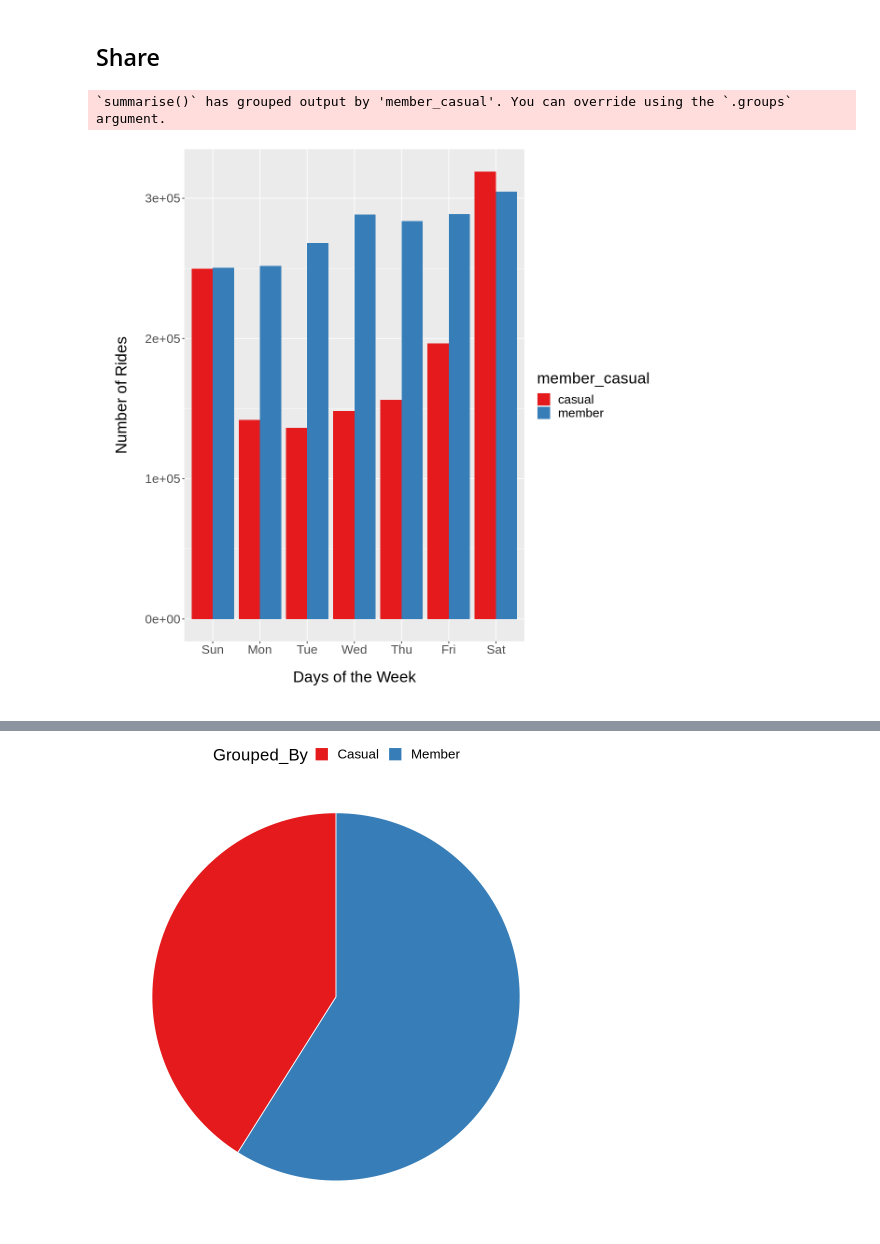
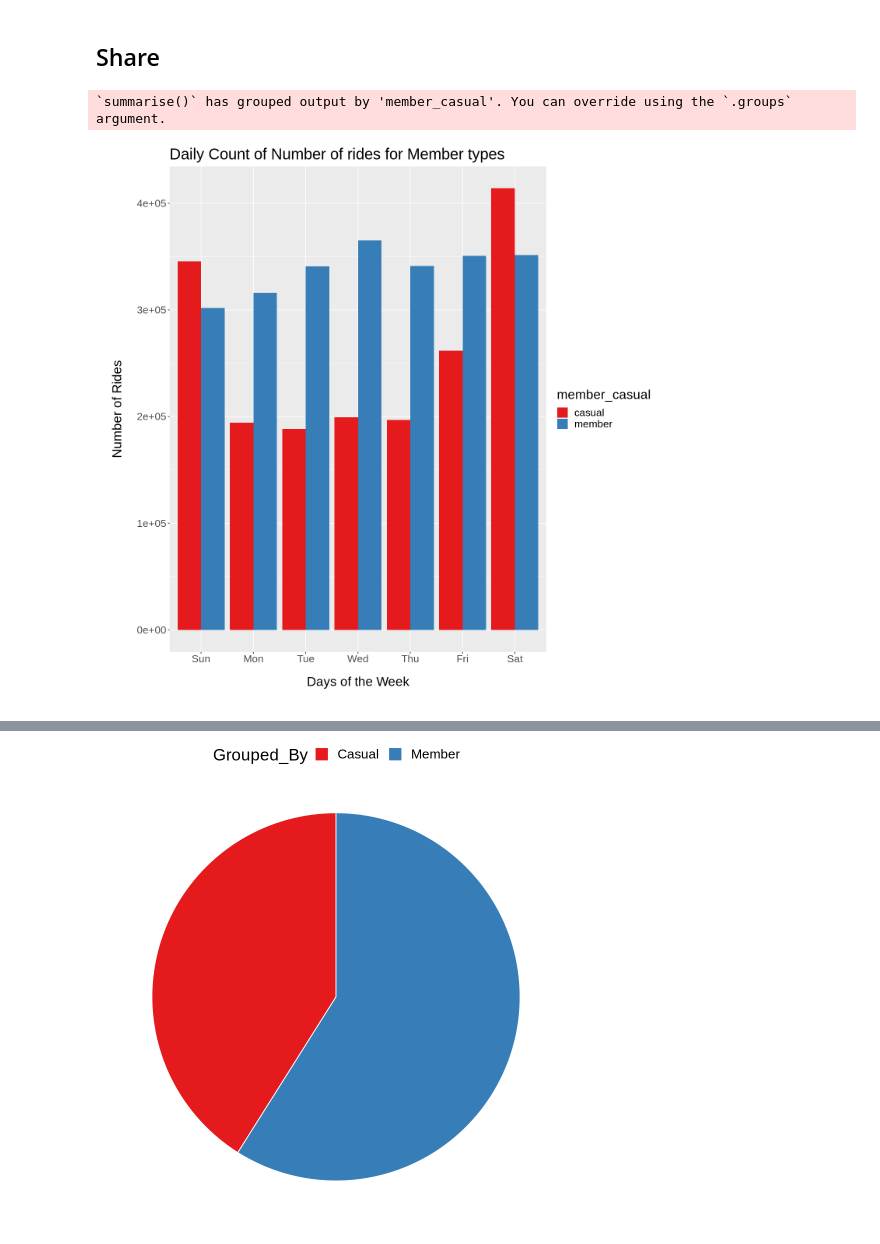
Before and after one commit to twilight-warlock/Cyclist-dataset-analysis, a Jupyter notebook: Cyclistic_Bike_Share_Analysis.ipynb, the cells around one changed output, grey strips where cells are left out. Saved outputs shown, nothing was run; the diff lists cells and outputs as text; code cells hidden in the pictures.

```diff
--- a/Cyclistic_Bike_Share_Analysis.ipynb
+++ b/Cyclistic_Bike_Share_Analysis.ipynb
@@ -165,0 +134,10 @@ A tibble: 6 × 10
+# %%
+## Converting given timestamp data to its respective formats
+
+bike_rides_data$Ymd <- as.Date(bike_rides_data$started_at)
+bike_rides_data$started_at <- lubridate::ymd_hms(bike_rides_data$started_at)
+bike_rides_data$ended_at <- lubridate::ymd_hms(bike_rides_data$ended_at)
+bike_rides_data$start_hour <- lubridate::hour(bike_rides_data$started_at)
+bike_rides_data$end_hour <- lubridate::hour(bike_rides_data$ended_at)
+
+head(bike_rides_data)
@@ -165,0 +154,7 @@ A tibble: 6 × 10
+# %%
+# Adding columns with the duration of the rides
+
+bike_rides_data$Hours <- difftime(bike_rides_data$ended_at,bike_rides_data$started_at,units = c("hours"))
+bike_rides_data$Minutes <- difftime(bike_rides_data$ended_at,bike_rides_data$started_at,units = c("mins"))
+
+head(bike_rides_data)
@@ -165,0 +171,6 @@ A tibble: 6 × 10
+# %%
+# data with Differnce in minutes totaling to less than 0 will be removed
+
+bike_rides_data <- bike_rides_data %>% filter(Minutes >0)
+
+head(bike_rides_data)
@@ -166,6 +187,6 @@ A tibble: 6 × 10
 # %%
 # Adding a column named days_of_week to know the weekly rides
-all_data_v3$days_of_week <- wday(all_data_v3$started_at, label = TRUE)
+bike_rides_data$days_of_week <- wday(bike_rides_data$started_at, label = TRUE)
 
-head(all_data_v3)
+head(bike_rides_data)
 # %% [output]
@@ -289,19 +285,22 @@ A grouped_df: 14 × 4
 # %% [markdown]
 ## Share
 # %%
-all_data_v3 %>%
+# Plot for daily dount of number of rides for member types
+
+bike_rides_data %>%
   group_by(member_casual, days_of_week) %>%
   summarize(number_of_rides=n()) %>%
   arrange(member_casual, days_of_week)  %>%
   ggplot(aes(x = days_of_week, y = number_of_rides,fill = member_casual)) +
   geom_col(position = "dodge")+
+  scale_y_continuous() +
   theme(text = element_text(size=20),
         axis.title.y = element_text(margin = margin(t = 0, r = 20, b = 0, l = 20)),
         axis.title.x = element_text(margin = margin(t = 20, r = 0, b = 20, l = 0))
         ) +
   scale_fill_brewer(palette = "Set1") +
-  labs(x="Days of the Week",y="Number of Rides")
+  labs(x="Days of the Week",y="Number of Rides",title="Daily Count of Number of rides for Member types")
   options(repr.plot.width = 10, repr.plot.height = 10)
 # %% [output]
 `summarise()` has grouped output by 'member_casual'. You can override using the `.groups` argument.
-[figure, old version]
+[figure, new version]
```
Also changed, not shown: parts of 46 cells of this notebook.
